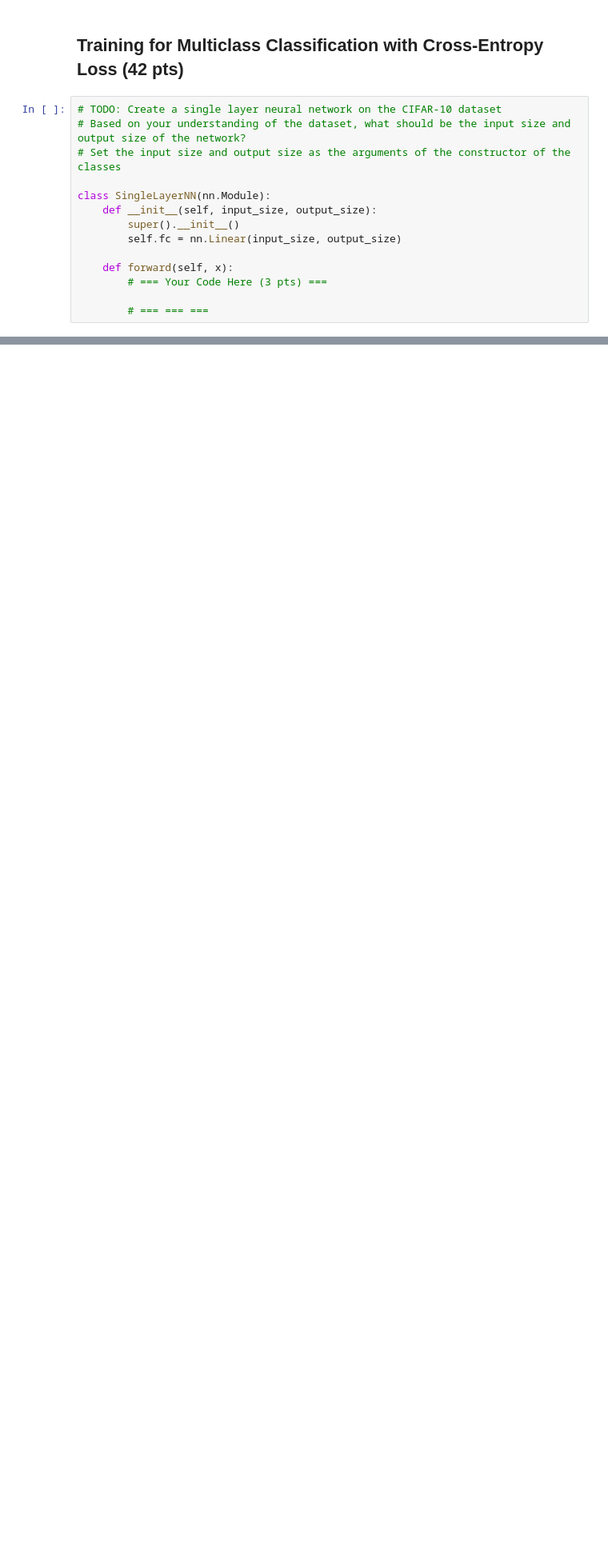
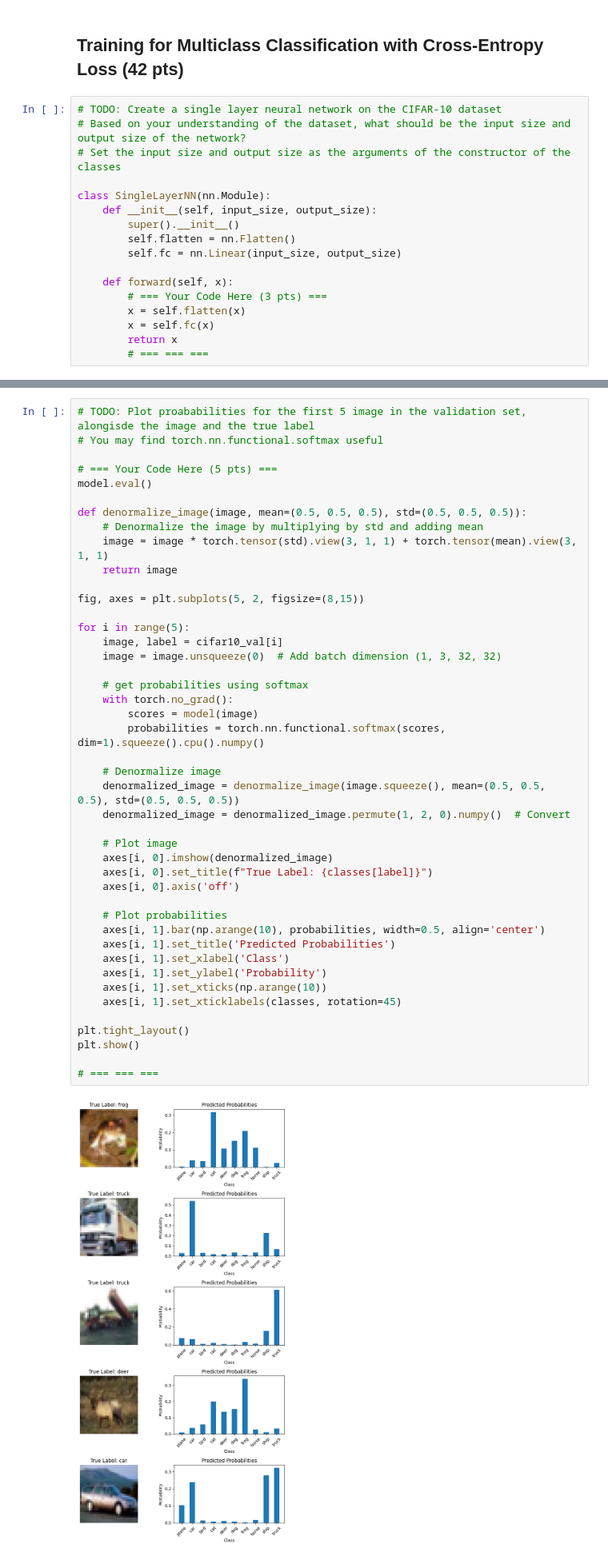
Before and after one commit to Tollgaermis/comp411-assignments, a Jupyter notebook: hw1/hw1.ipynb, the cells around one changed output, grey strips where cells are left out. Shown: that part at 80% size. Cells and saved outputs as stored; diff of their text form; blank space fills up the shorter version.

```diff
--- a/hw1/hw1.ipynb
+++ b/hw1/hw1.ipynb
@@ -274,11 +260,14 @@ Kaiming initialization is the most suitable for ReLU. Its large variance ensures
 class SingleLayerNN(nn.Module):
     def __init__(self, input_size, output_size):
         super().__init__()
+        self.flatten = nn.Flatten()
         self.fc = nn.Linear(input_size, output_size)
 
     def forward(self, x):
         # === Your Code Here (3 pts) ===
-
+        x = self.flatten(x)
+        x = self.fc(x)
+        return x
         # === === ===
 # %% [markdown]
 ## QA (3 pts)
@@ -401,0 +394,46 @@ A:
+# %%
+# TODO: Plot proababilities for the first 5 image in the validation set, alongisde the image and the true label
+# You may find torch.nn.functional.softmax useful
+
+# === Your Code Here (5 pts) ===
+model.eval()
+
+def denormalize_image(image, mean=(0.5, 0.5, 0.5), std=(0.5, 0.5, 0.5)):
+    # Denormalize the image by multiplying by std and adding mean
+    image = image * torch.tensor(std).view(3, 1, 1) + torch.tensor(mean).view(3, 1, 1)
+    return image
+
+fig, axes = plt.subplots(5, 2, figsize=(8,15))
+
+for i in range(5):
+    image, label = cifar10_val[i]
+    image = image.unsqueeze(0)  # Add batch dimension (1, 3, 32, 32)
+
+    # get probabilities using softmax
+    with torch.no_grad():
+        scores = model(image)
+        probabilities = torch.nn.functional.softmax(scores, dim=1).squeeze().cpu().numpy()
+
+    # Denormalize image
+    denormalized_image = denormalize_image(image.squeeze(), mean=(0.5, 0.5, 0.5), std=(0.5, 0.5, 0.5))
+    denormalized_image = denormalized_image.permute(1, 2, 0).numpy()  # Convert
+
+    # Plot image
+    axes[i, 0].imshow(denormalized_image)
+    axes[i, 0].set_title(f"True Label: {classes[label]}")
+    axes[i, 0].axis('off')
+
+    # Plot probabilities
+    axes[i, 1].bar(np.arange(10), probabilities, width=0.5, align='center')
+    axes[i, 1].set_title('Predicted Probabilities')
+    axes[i, 1].set_xlabel('Class')
+    axes[i, 1].set_ylabel('Probability')
+    axes[i, 1].set_xticks(np.arange(10))
+    axes[i, 1].set_xticklabels(classes, rotation=45)
+
+plt.tight_layout()
+plt.show()
+
+# === === ===
+# %% [output]
+[figure, added]
```
Also changed, not shown: parts of 11 cells of this notebook.
